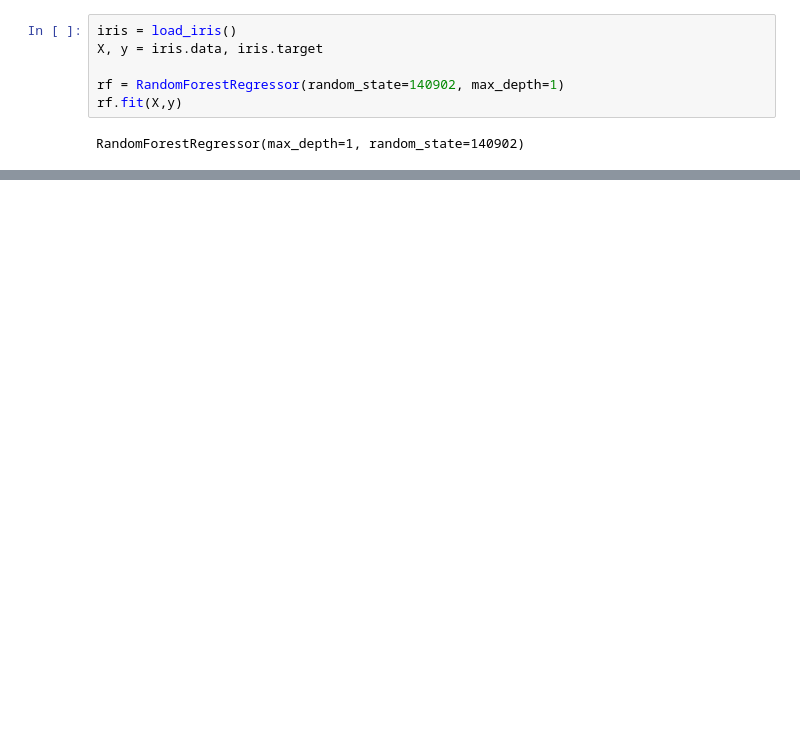
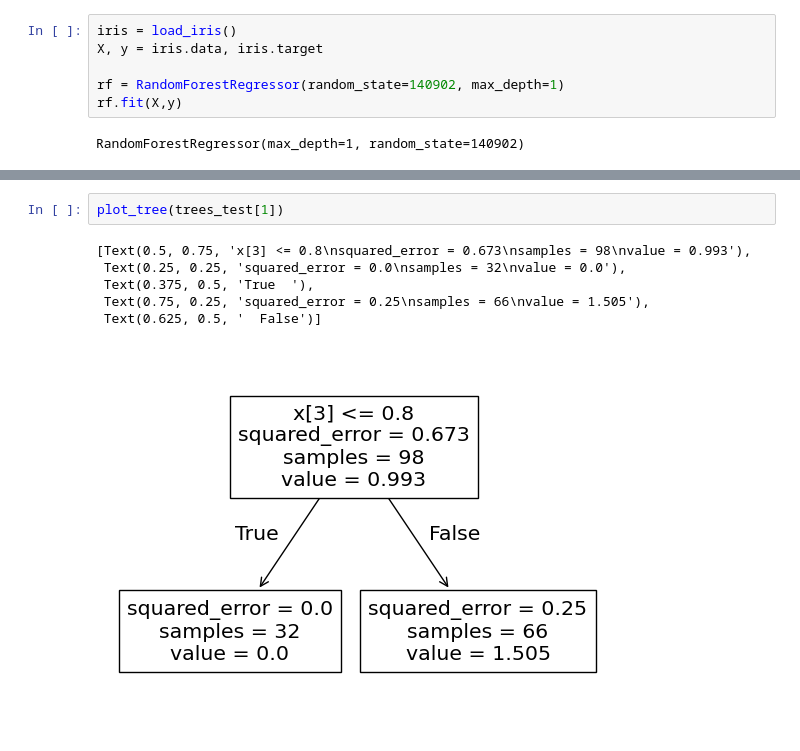
Before and after one commit to fedeegiorgi/proyecto-final, a Jupyter notebook: src/combine_trees.ipynb, the cells around one changed output, grey strips where cells are left out. Saved outputs shown, nothing was run; the diff lists cells and outputs as text; blank space fills up the shorter version.

```diff
--- a/src/combine_trees.ipynb
+++ b/src/combine_trees.ipynb
@@ -55,0 +115,9 @@ def merge_trees(trees, X_union, y_union, current_node=0, depth=0):
+# %%
+plot_tree(trees_test[1])
+# %% [output]
+[Text(0.5, 0.75, 'x[3] <= 0.8\nsquared_error = 0.673\nsamples = 98\nvalue = 0.993'),
+ Text(0.25, 0.25, 'squared_error = 0.0\nsamples = 32\nvalue = 0.0'),
+ Text(0.375, 0.5, 'True  '),
+ Text(0.75, 0.25, 'squared_error = 0.25\nsamples = 66\nvalue = 1.505'),
+ Text(0.625, 0.5, '  False')]
+[figure, added]
```
Also changed, not shown: parts of 12 cells of this notebook, 1 other file.
